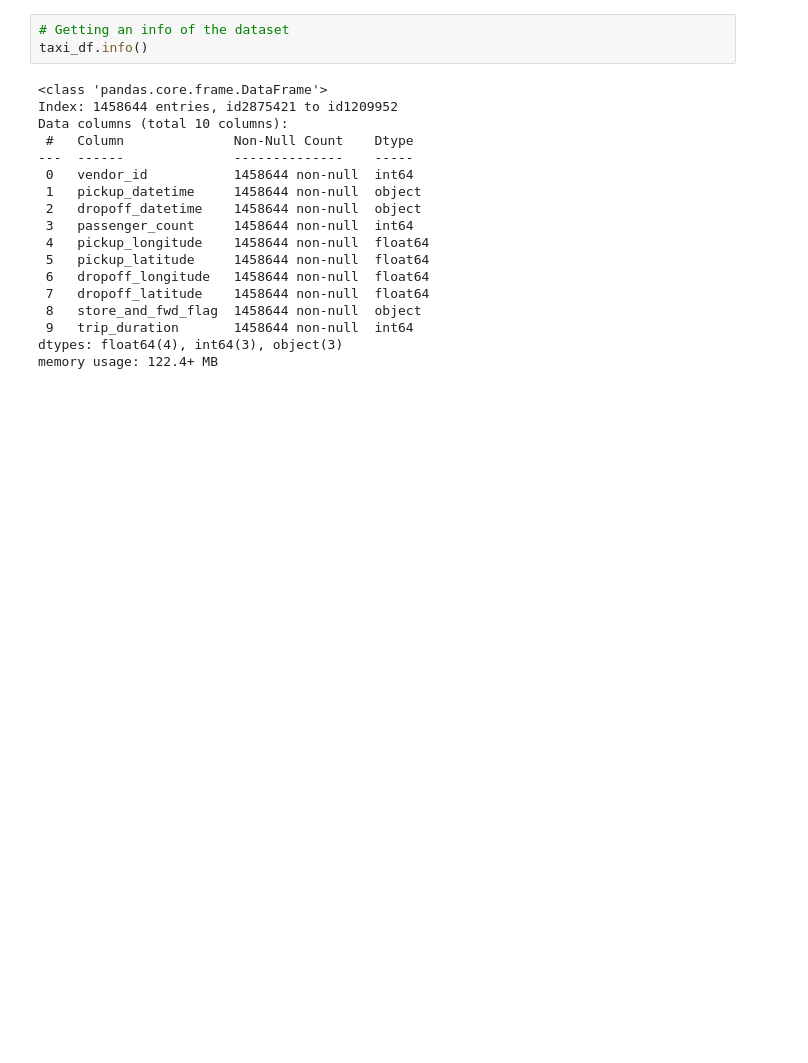
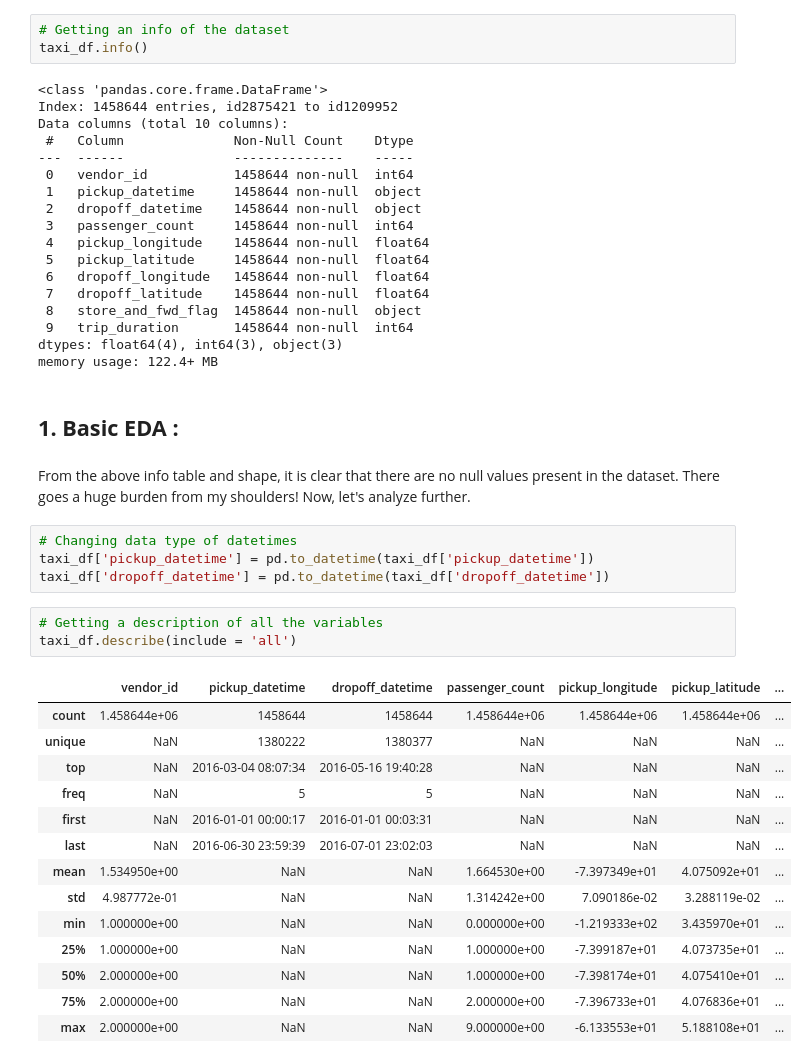
Before and after one commit to Subhajit53/NYC-Taxi-Trip-Time-Prediction, a Jupyter notebook: NYC_Taxi_Trip_Time_Prediction_Colab_Notebook.ipynb, the cells around one changed output. Cells and saved outputs as stored; diff of their text form; blank space fills up the shorter version.

```diff
--- a/NYC_Taxi_Trip_Time_Prediction_Colab_Notebook.ipynb
+++ b/NYC_Taxi_Trip_Time_Prediction_Colab_Notebook.ipynb
@@ -104,3 +104,29 @@ Data columns (total 10 columns):
  9   trip_duration       1458644 non-null  int64
 dtypes: float64(4), int64(3), object(3)
 memory usage: 122.4+ MB
+# %% [markdown]
+## **1. Basic EDA :**
+# %% [markdown]
+From the above info table and shape, it is clear that there are no null values present in the dataset. There goes a huge burden from my shoulders! Now, let's analyze further.
+# %%
+# Changing data type of datetimes
+taxi_df['pickup_datetime'] = pd.to_datetime(taxi_df['pickup_datetime'])
+taxi_df['dropoff_datetime'] = pd.to_datetime(taxi_df['dropoff_datetime'])
+# %%
+# Getting a description of all the variables
+taxi_df.describe(include = 'all')
+# %% [output]
+|  | vendor_id | pickup_datetime | dropoff_datetime | passenger_count | pickup_longitude | pickup_latitude | ... |
+| count | 1.458644e+06 | 1458644 | 1458644 | 1.458644e+06 | 1.458644e+06 | 1.458644e+06 | ... |
+| unique | NaN | 1380222 | 1380377 | NaN | NaN | NaN | ... |
+| top | NaN | 2016-03-04 08:07:34 | 2016-05-16 19:40:28 | NaN | NaN | NaN | ... |
+| freq | NaN | 5 | 5 | NaN | NaN | NaN | ... |
+| first | NaN | 2016-01-01 00:00:17 | 2016-01-01 00:03:31 | NaN | NaN | NaN | ... |
+| last | NaN | 2016-06-30 23:59:39 | 2016-07-01 23:02:03 | NaN | NaN | NaN | ... |
+| mean | 1.534950e+00 | NaN | NaN | 1.664530e+00 | -7.397349e+01 | 4.075092e+01 | ... |
+| std | 4.987772e-01 | NaN | NaN | 1.314242e+00 | 7.090186e-02 | 3.288119e-02 | ... |
+| min | 1.000000e+00 | NaN | NaN | 0.000000e+00 | -1.219333e+02 | 3.435970e+01 | ... |
+| 25% | 1.000000e+00 | NaN | NaN | 1.000000e+00 | -7.399187e+01 | 4.073735e+01 | ... |
+| 50% | 2.000000e+00 | NaN | NaN | 1.000000e+00 | -7.398174e+01 | 4.075410e+01 | ... |
+| 75% | 2.000000e+00 | NaN | NaN | 2.000000e+00 | -7.396733e+01 | 4.076836e+01 | ... |
+| max | 2.000000e+00 | NaN | NaN | 9.000000e+00 | -6.133553e+01 | 5.188108e+01 | ... |
```
Also changed, not shown: parts of 10 cells of this notebook.
